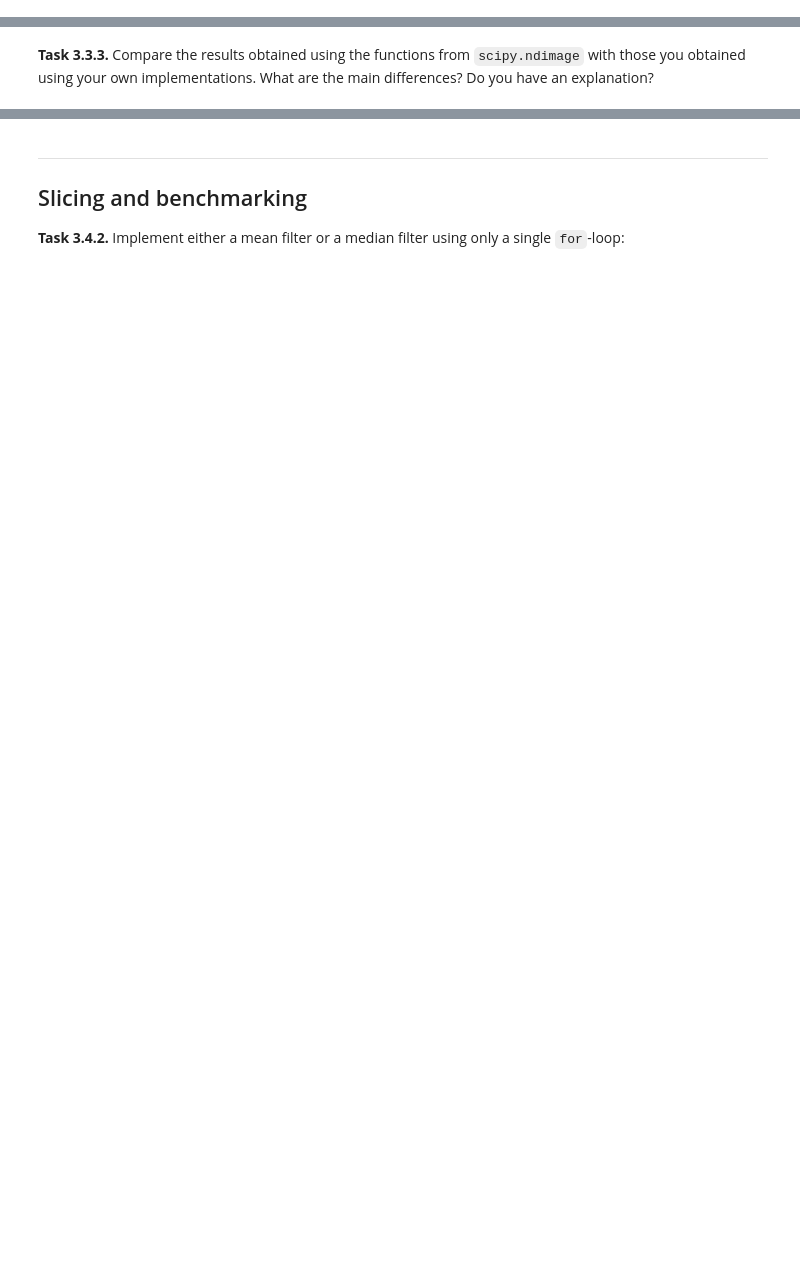
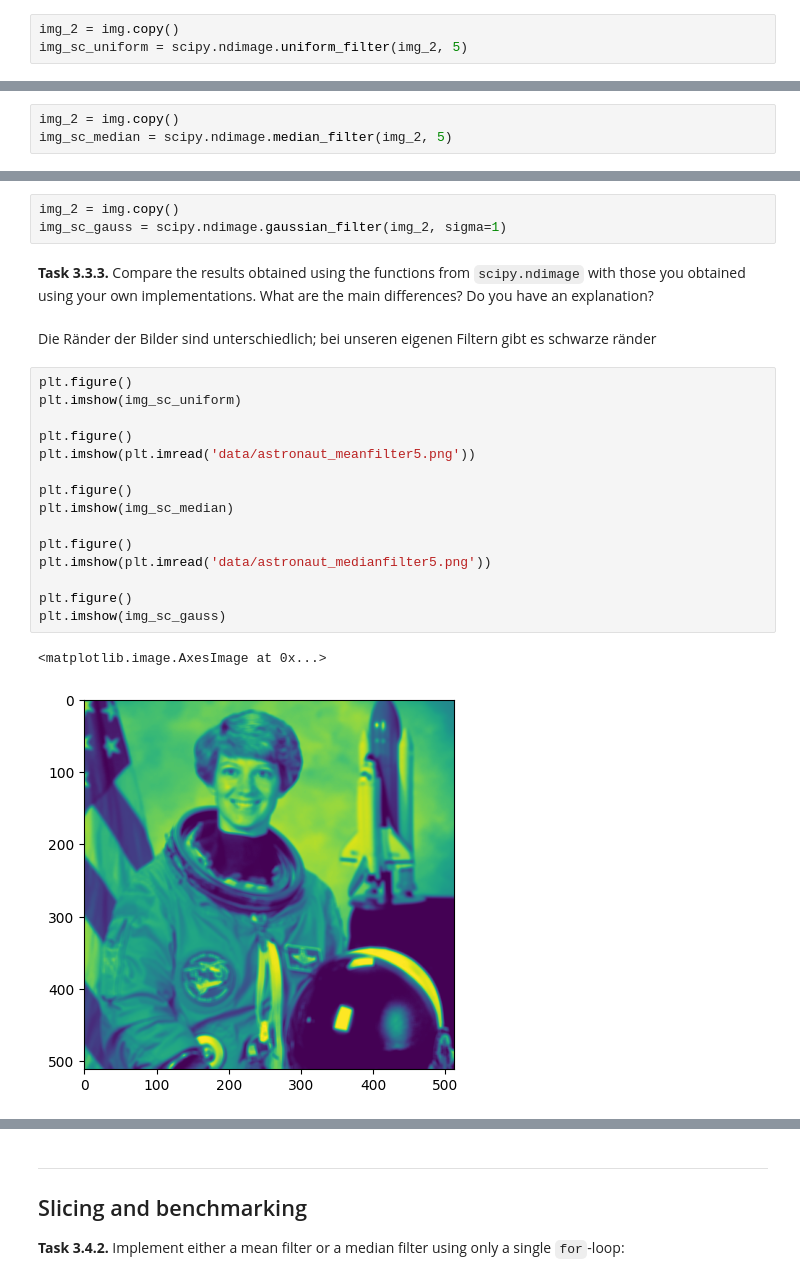
Before and after one commit to johanneska-byte/mobi-fs3-python, a Jupyter notebook: task3.ipynb, the cells around one changed output, grey strips where cells are left out. Drawn from its saved outputs; the diff is of its cells as text; blank space fills up the shorter version.

```diff
--- a/task3.ipynb
+++ b/task3.ipynb
@@ -153,8 +155,37 @@ assert np.allclose(image_median, plt.imread('data/astronaut_medianfilter5.png'),
 # %% [markdown]
 **<a id="#">Task 3.3.2 (a).</a>** Apply a **mean filter** from `scipy.ndimage` to the loaded image:
+# %%
+img_2 = img.copy()
+img_sc_uniform = scipy.ndimage.uniform_filter(img_2, 5)
 # %% [markdown]
 **<a id="#">Task 3.3.2 (b).</a>** Apply a **median filter** from `scipy.ndimage` to the loaded image:
+# %%
+img_2 = img.copy()
+img_sc_median = scipy.ndimage.median_filter(img_2, 5)
 # %% [markdown]
 **<a id="#">Task 3.3.2 (c).</a>** Apply a **Gaussian filter** from `scipy.ndimage` to the loaded image:
+# %%
+img_2 = img.copy()
+img_sc_gauss = scipy.ndimage.gaussian_filter(img_2, sigma=1)
 # %% [markdown]
 **<a id="#">Task 3.3.3.</a>** Compare the results obtained using the functions from `scipy.ndimage` with those you obtained using your own implementations. What are the main differences? Do you have an explanation?
+# %% [markdown]
+Die Ränder der Bilder sind unterschiedlich; bei unseren eigenen Filtern gibt es schwarze ränder
+# %%
+plt.figure()
+plt.imshow(img_sc_uniform)
+
+plt.figure()
+plt.imshow(plt.imread('data/astronaut_meanfilter5.png'))
+
+plt.figure()
+plt.imshow(img_sc_median)
+
+plt.figure()
+plt.imshow(plt.imread('data/astronaut_medianfilter5.png'))
+
+plt.figure()
+plt.imshow(img_sc_gauss)
+# %% [output]
+<matplotlib.image.AxesImage at 0x...>
+[figure, added]
```
Also changed, not shown: parts of 4 cells of this notebook.
